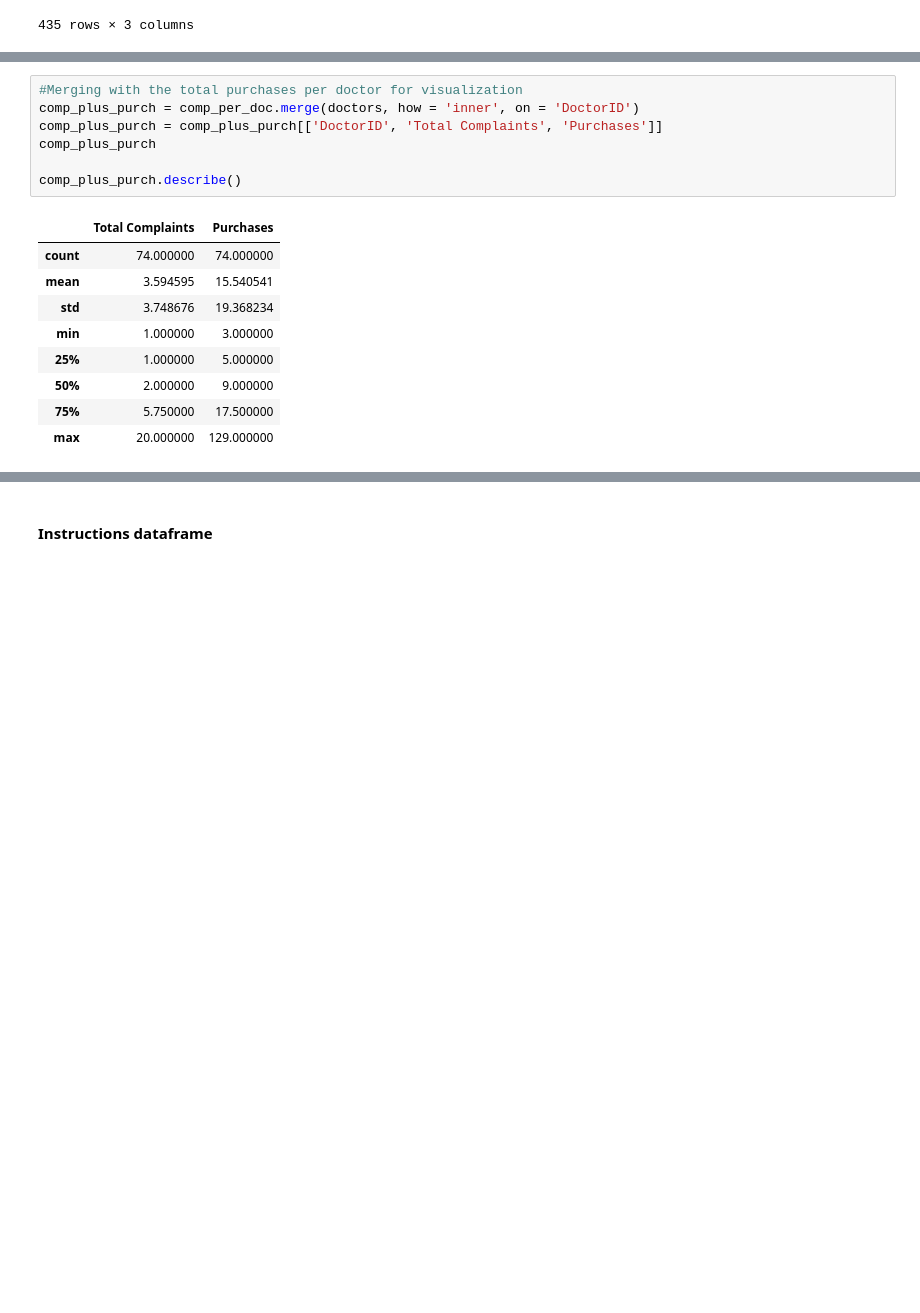
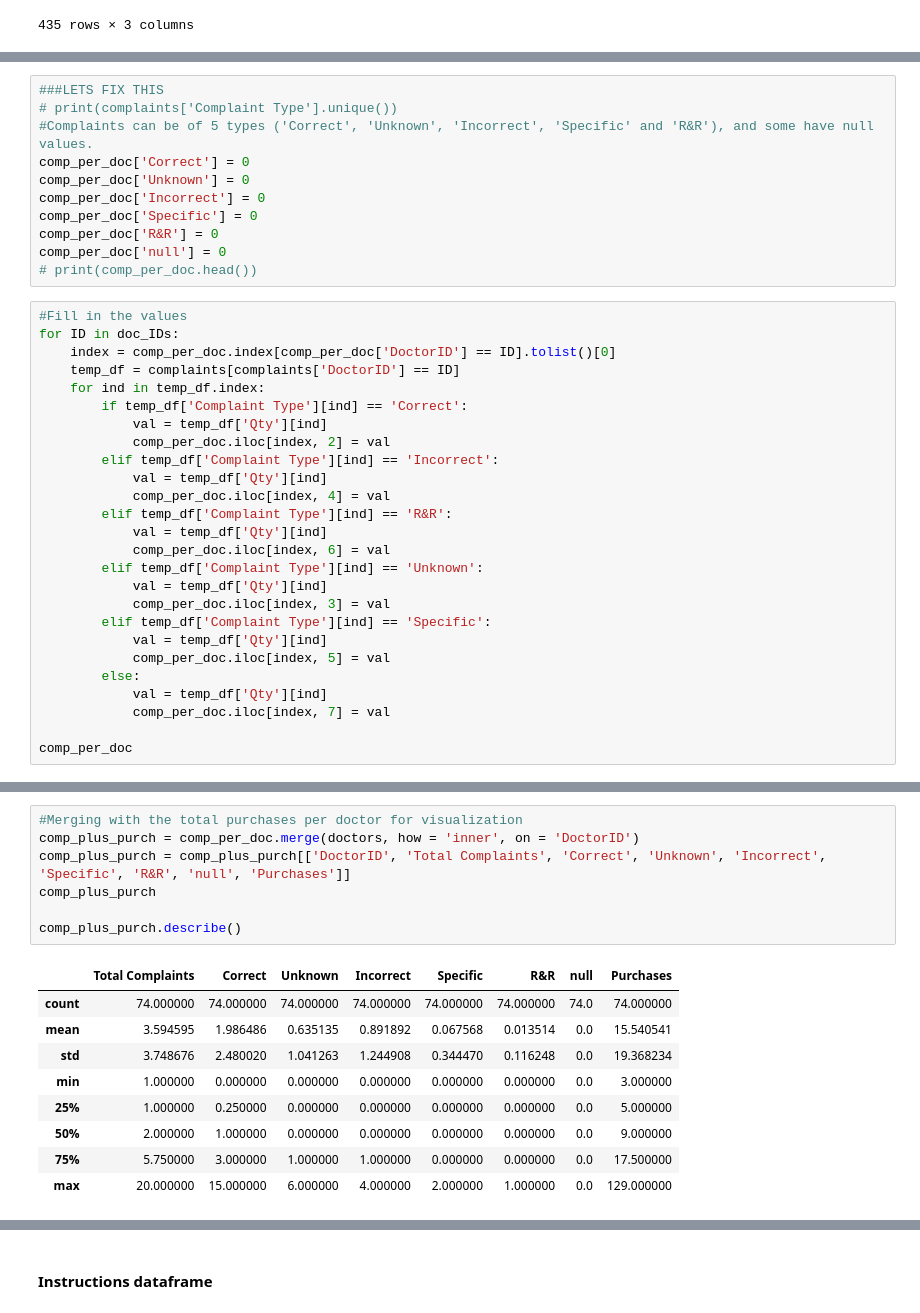
Before and after one commit to KBrandt57/COGS_118B_Project, a Jupyter notebook: project_notebook.ipynb, the cells around one changed output, grey strips where cells are left out. Saved outputs shown, nothing was run; the diff lists cells and outputs as text; blank space fills up the shorter version.

```diff
--- a/project_notebook.ipynb
+++ b/project_notebook.ipynb
@@ -415,3 +514,40 @@ comp_per_doc
 | 282 | CAAHID | 2 |
 | 283 | CAECFG | 2 |
 284 rows × 2 columns
+# %%
+###LETS FIX THIS
+# print(complaints['Complaint Type'].unique())
+#Complaints can be of 5 types ('Correct', 'Unknown', 'Incorrect', 'Specific' and 'R&R'), and some have null values.
+comp_per_doc['Correct'] = 0
+comp_per_doc['Unknown'] = 0
+comp_per_doc['Incorrect'] = 0
+comp_per_doc['Specific'] = 0
+comp_per_doc['R&R'] = 0
+comp_per_doc['null'] = 0
+# print(comp_per_doc.head())
+# %%
+#Fill in the values
+for ID in doc_IDs:
+    index = comp_per_doc.index[comp_per_doc['DoctorID'] == ID].tolist()[0]
+    temp_df = complaints[complaints['DoctorID'] == ID]
+    for ind in temp_df.index:
+        if temp_df['Complaint Type'][ind] == 'Correct':
+            val = temp_df['Qty'][ind]
+            comp_per_doc.iloc[index, 2] = val
+        elif temp_df['Complaint Type'][ind] == 'Incorrect':
+            val = temp_df['Qty'][ind]
+            comp_per_doc.iloc[index, 4] = val
+        elif temp_df['Complaint Type'][ind] == 'R&R':
+            val = temp_df['Qty'][ind]
+            comp_per_doc.iloc[index, 6] = val
+        elif temp_df['Complaint Type'][ind] == 'Unknown':
+            val = temp_df['Qty'][ind]
+            comp_per_doc.iloc[index, 3] = val
+        elif temp_df['Complaint Type'][ind] == 'Specific':
+            val = temp_df['Qty'][ind]
+            comp_per_doc.iloc[index, 5] = val
+        else:
+            val = temp_df['Qty'][ind]
+            comp_per_doc.iloc[index, 7] = val
+
+comp_per_doc
@@ -418,18 +580,18 @@ comp_per_doc
 # %%
 #Merging with the total purchases per doctor for visualization
 comp_plus_purch = comp_per_doc.merge(doctors, how = 'inner', on = 'DoctorID')
-comp_plus_purch = comp_plus_purch[['DoctorID', 'Total Complaints', 'Purchases']]
+comp_plus_purch = comp_plus_purch[['DoctorID', 'Total Complaints', 'Correct', 'Unknown', 'Incorrect', 'Specific', 'R&R', 'null', 'Purchases']]
 comp_plus_purch
 
 comp_plus_purch.describe()
 # %% [output]
-|  | Total Complaints | Purchases |
-| count | 74.000000 | 74.000000 |
-| mean | 3.594595 | 15.540541 |
-| std | 3.748676 | 19.368234 |
-| min | 1.000000 | 3.000000 |
-| 25% | 1.000000 | 5.000000 |
-| 50% | 2.000000 | 9.000000 |
-| 75% | 5.750000 | 17.500000 |
-| max | 20.000000 | 129.000000 |
+|  | Total Complaints | Correct | Unknown | Incorrect | Specific | R&R | null | Purchases |
+| count | 74.000000 | 74.000000 | 74.000000 | 74.000000 | 74.000000 | 74.000000 | 74.0 | 74.000000 |
+| mean | 3.594595 | 1.986486 | 0.635135 | 0.891892 | 0.067568 | 0.013514 | 0.0 | 15.540541 |
+| std | 3.748676 | 2.480020 | 1.041263 | 1.244908 | 0.344470 | 0.116248 | 0.0 | 19.368234 |
+| min | 1.000000 | 0.000000 | 0.000000 | 0.000000 | 0.000000 | 0.000000 | 0.0 | 3.000000 |
+| 25% | 1.000000 | 0.250000 | 0.000000 | 0.000000 | 0.000000 | 0.000000 | 0.0 | 5.000000 |
+| 50% | 2.000000 | 1.000000 | 0.000000 | 0.000000 | 0.000000 | 0.000000 | 0.0 | 9.000000 |
+| 75% | 5.750000 | 3.000000 | 1.000000 | 1.000000 | 0.000000 | 0.000000 | 0.0 | 17.500000 |
+| max | 20.000000 | 15.000000 | 6.000000 | 4.000000 | 2.000000 | 1.000000 | 0.0 | 129.000000 |
 # %%
```
Also changed, not shown: parts of 23 cells of this notebook.
